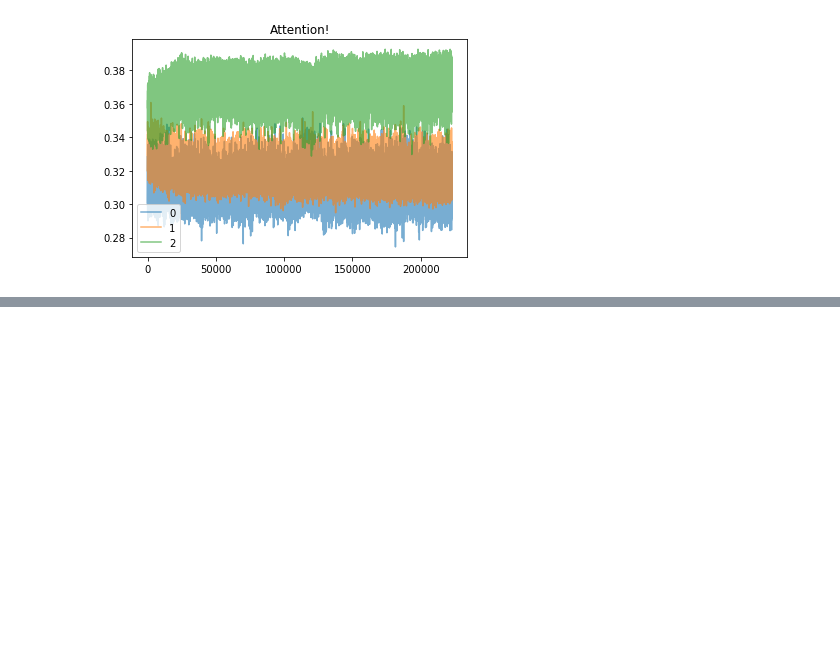
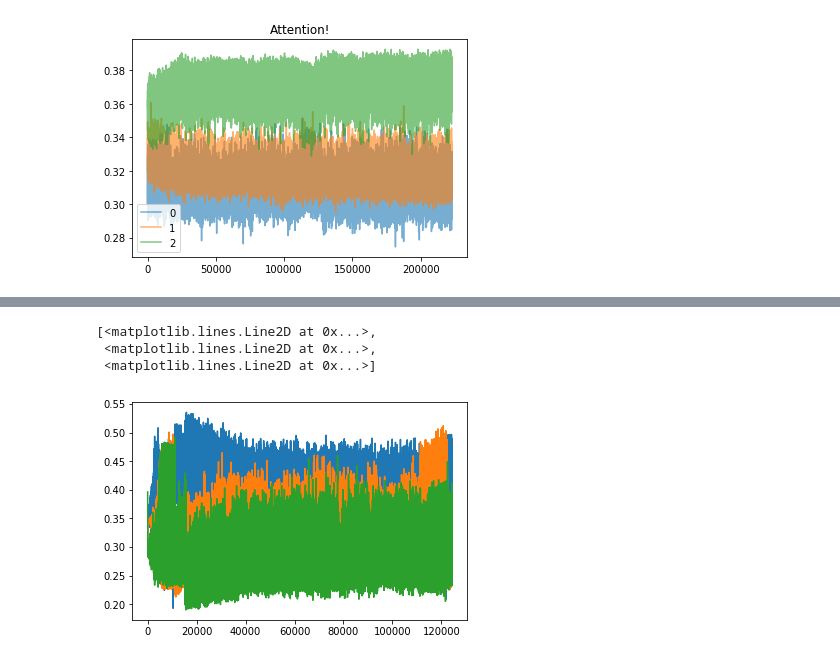
Before and after one commit to fogside/russe_wsi, a Jupyter notebook: notebooks/pyTorchModel_var2.ipynb, the cells around one changed output, grey strips where cells are left out. Saved outputs shown, nothing was run; the diff lists cells and outputs as text; code cells hidden in the pictures; blank space fills up the shorter version.

```diff
--- a/notebooks/pyTorchModel_var2.ipynb
+++ b/notebooks/pyTorchModel_var2.ipynb
@@ -487,3 +489,10 @@ class MultiComp_triplet(nn.Module):
         self.scores.register_hook(save_grad('scores'))
 
         return loss, self.scores
+# %%
+senses = Variable(torch.randn(3, 10), requires_grad=True)
+pos = Variable(torch.randn(3, 10), requires_grad=True)
+neg = Variable(torch.randn(3, 10), requires_grad=True)
+
+loss_fn = nn.TripletMarginLoss(margin=0.001, p=2)
+loss = loss_fn(senses, pos, neg)
@@ -543,8 +561,8 @@ Variable containing:
 # Simple Test2
 # %%
 w_emb = np.random.randn(3, 100)
-net = MultiComp_triplet(w_emb)
-opt = torch.optim.Adam(net.parameters(), lr=1e-3)
+net = MultiComp_triplet(w_emb, margin=0.001)
+opt = torch.optim.Adam(net.parameters(), lr=1e-1)
 
 
 n_samples = 10000
@@ -589,8 +607,8 @@ def generate_triplet_batch(lines, context_max_len):
         yield np.array(embedd_p), np.array(embedd_n)
 # %%
 w_emb = wv['замок'].reshape((1,100))
-net = MultiComp_triplet(w_emb, 3, margin=0.1)
-opt = torch.optim.Adam(net.parameters(), lr=1e-2)
+net = MultiComp_triplet(w_emb, 3, margin=0.000001)
+opt = torch.optim.Adam(net.parameters(), lr=1e2)
 
 
 n_samples = len(lines)
@@ -655,0 +744,26 @@ plt.show()
+# %%
+w_emb = wv['замок'].reshape((1,100))
+net = MultiComp(100, 3, 0.1)
+lr = 1e-0
+
+
+n_samples = len(lines)
+n_context = 20 # number of words in the context
+emb_dim = 100
+atts = list()
+epoch_num = 5
+losses = []
+for epoch in range(epoch_num):
+    batch_gen = generate_triplet_batch(lines, context_max_len=n_context)
+    pbar = tqdm_notebook(batch_gen, total = n_samples)
+    print("epoch_num: ", epoch)
+    for n, (sample_p, sample_n) in enumerate(pbar):
+        if len(sample_p)==0:
+            continue
+
+        loss, att = net.train_on_sample(sample_p, sample_n, lr)
+        atts.append(att)
+        losses.append(loss)
+
+        if n % 100 == 99:
+            pbar.set_description("loss {:.3f}".format(float(np.mean(losses))))
@@ -655,0 +780,7 @@ plt.show()
+# %%
+plt.plot(np.array(atts).squeeze())
+# %% [output]
+[<matplotlib.lines.Line2D at 0x...>,
+ <matplotlib.lines.Line2D at 0x...>,
+ <matplotlib.lines.Line2D at 0x...>]
+[figure, added]
```
Also changed, not shown: parts of 17 cells of this notebook.
